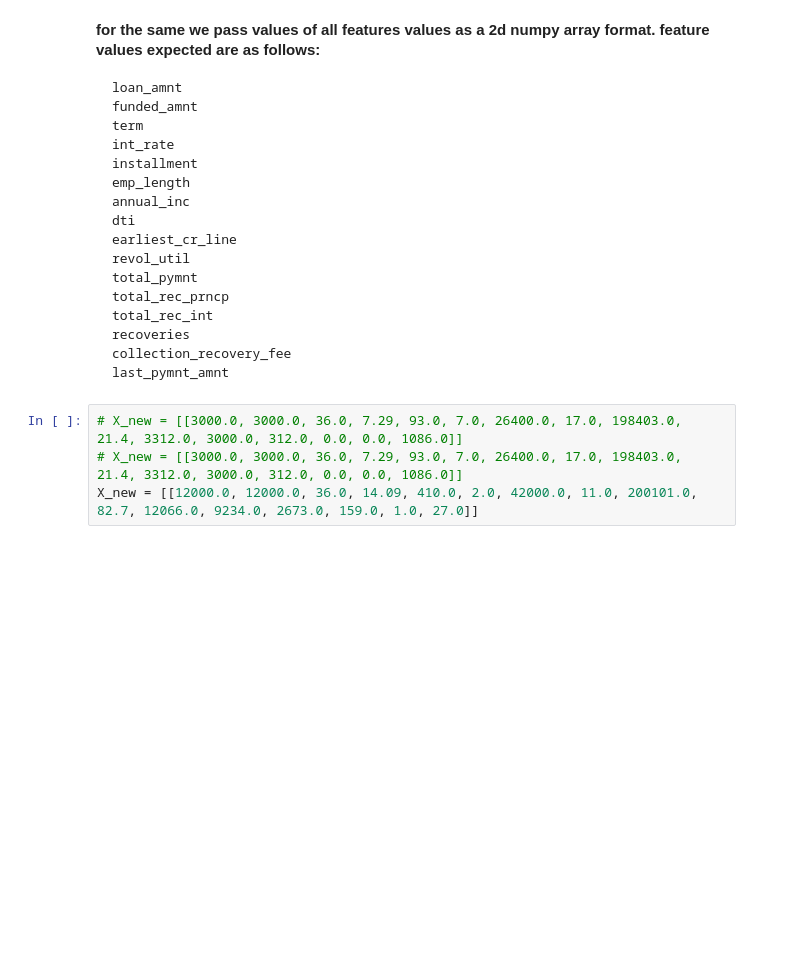
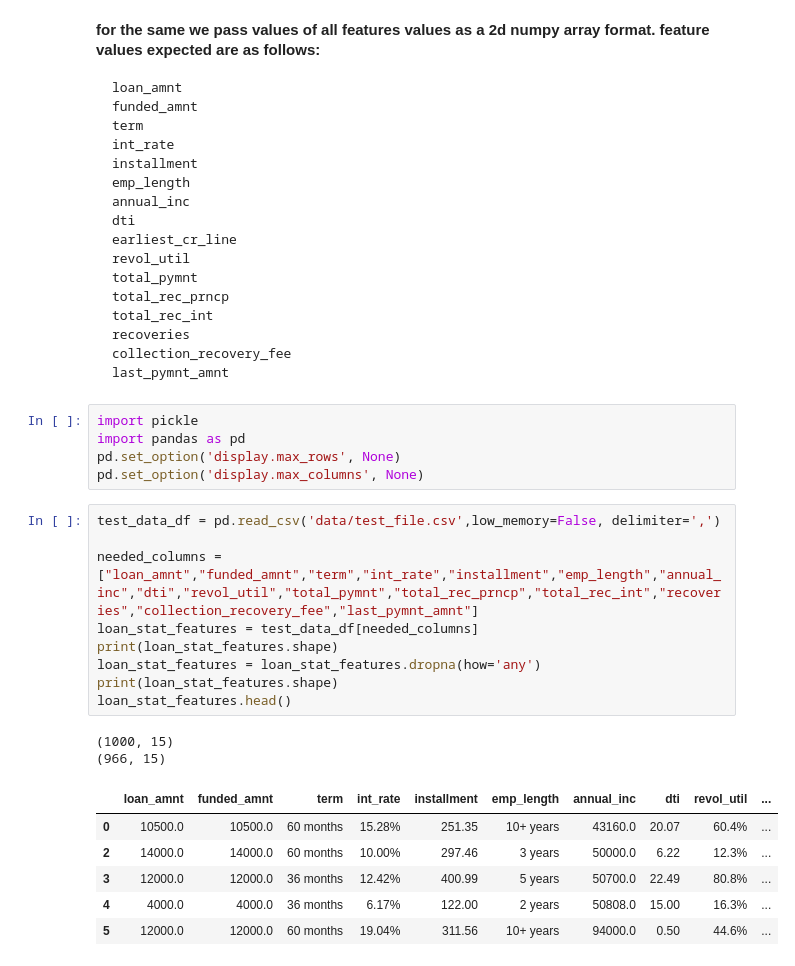
Before and after one commit to shashikumar2010s/AT-T, a Jupyter notebook: model_predict.ipynb, the cells around one changed output. Saved outputs shown, nothing was run; the diff lists cells and outputs as text; blank space fills up the shorter version.

```diff
--- a/model_predict.ipynb
+++ b/model_predict.ipynb
@@ -17,7 +17,26 @@
 	recoveries
 	collection_recovery_fee
 	last_pymnt_amnt
-# %%
-# X_new = [[3000.0, 3000.0, 36.0, 7.29, 93.0, 7.0, 26400.0, 17.0, 198403.0, 21.4, 3312.0, 3000.0, 312.0, 0.0, 0.0, 1086.0]]
-# X_new = [[3000.0, 3000.0, 36.0, 7.29, 93.0, 7.0, 26400.0, 17.0, 198403.0, 21.4, 3312.0, 3000.0, 312.0, 0.0, 0.0, 1086.0]]
-X_new = [[12000.0, 12000.0, 36.0, 14.09, 410.0, 2.0, 42000.0, 11.0, 200101.0, 82.7, 12066.0, 9234.0, 2673.0, 159.0, 1.0, 27.0]]
+# %%
+import pickle
+import pandas as pd
+pd.set_option('display.max_rows', None)
+pd.set_option('display.max_columns', None)
+# %%
+test_data_df = pd.read_csv('data/test_file.csv',low_memory=False, delimiter=',')
+
+needed_columns = ["loan_amnt","funded_amnt","term","int_rate","installment","emp_length","annual_inc","dti","revol_util","total_pymnt","total_rec_prncp","total_rec_int","recoveries","collection_recovery_fee","last_pymnt_amnt"]
+loan_stat_features = test_data_df[needed_columns]
+print(loan_stat_features.shape)
+loan_stat_features = loan_stat_features.dropna(how='any')
+print(loan_stat_features.shape)
+loan_stat_features.head()
+# %% [output]
+(1000, 15)
+(966, 15)
+|  | loan_amnt | funded_amnt | term | int_rate | installment | emp_length | annual_inc | dti | revol_util | ... |
+| 0 | 10500.0 | 10500.0 | 60 months | 15.28% | 251.35 | 10+ years | 43160.0 | 20.07 | 60.4% | ... |
+| 2 | 14000.0 | 14000.0 | 60 months | 10.00% | 297.46 | 3 years | 50000.0 | 6.22 | 12.3% | ... |
+| 3 | 12000.0 | 12000.0 | 36 months | 12.42% | 400.99 | 5 years | 50700.0 | 22.49 | 80.8% | ... |
+| 4 | 4000.0 | 4000.0 | 36 months | 6.17% | 122.00 | 2 years | 50808.0 | 15.00 | 16.3% | ... |
+| 5 | 12000.0 | 12000.0 | 60 months | 19.04% | 311.56 | 10+ years | 94000.0 | 0.50 | 44.6% | ... |
```
Also changed, not shown: parts of 6 cells of this notebook, 5 other files.
